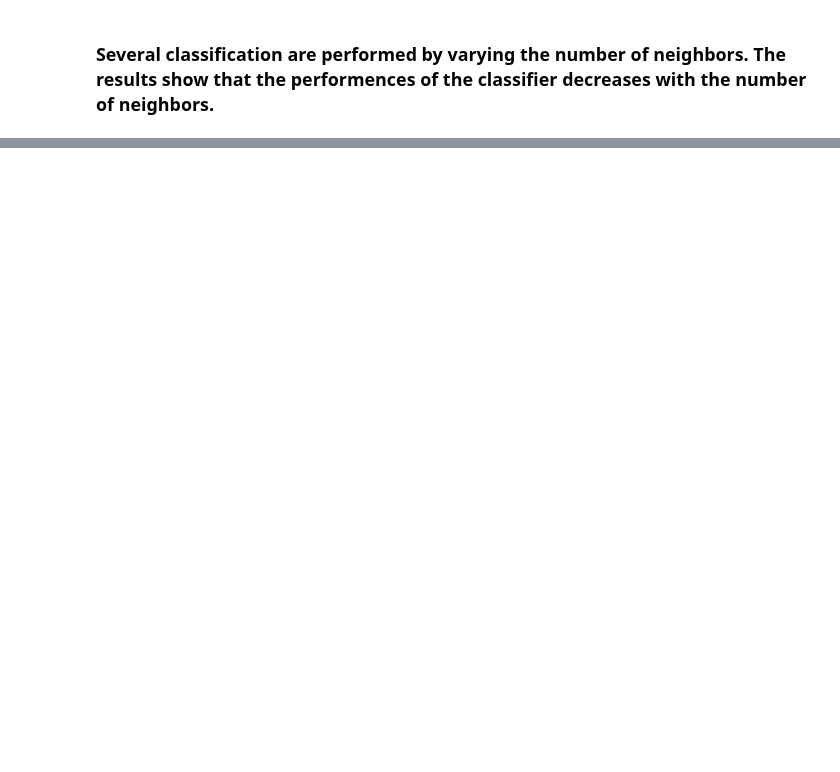
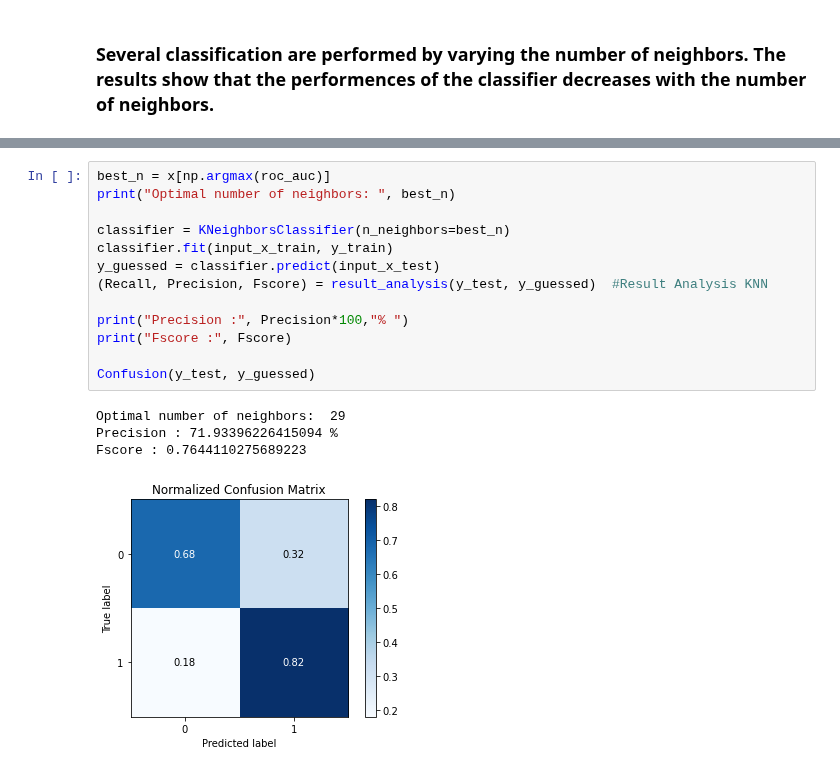
Before and after one commit to BenInTheBox/DataScienceInPractice, a Jupyter notebook: problem_set_3/assignement_2.ipynb, the cells around one changed output, grey strips where cells are left out. Cells and saved outputs as stored; diff of their text form; blank space fills up the shorter version.

```diff
--- a/problem_set_3/assignement_2.ipynb
+++ b/problem_set_3/assignement_2.ipynb
@@ -404,0 +416,18 @@ Text(0.5, 1.0, 'Distinction Performances')
+# %%
+best_n = x[np.argmax(roc_auc)]
+print("Optimal number of neighbors: ", best_n)
+
+classifier = KNeighborsClassifier(n_neighbors=best_n)
+classifier.fit(input_x_train, y_train)
+y_guessed = classifier.predict(input_x_test)
+(Recall, Precision, Fscore) = result_analysis(y_test, y_guessed)  #Result Analysis KNN
+
+print("Precision :", Precision*100,"% ")
+print("Fscore :", Fscore)
+
+Confusion(y_test, y_guessed)
+# %% [output]
+Optimal number of neighbors:  29
+Precision : 71.93396226415094 %
+Fscore : 0.7644110275689223
+[figure, added]
```
Also changed, not shown: parts of 10 cells of this notebook.
